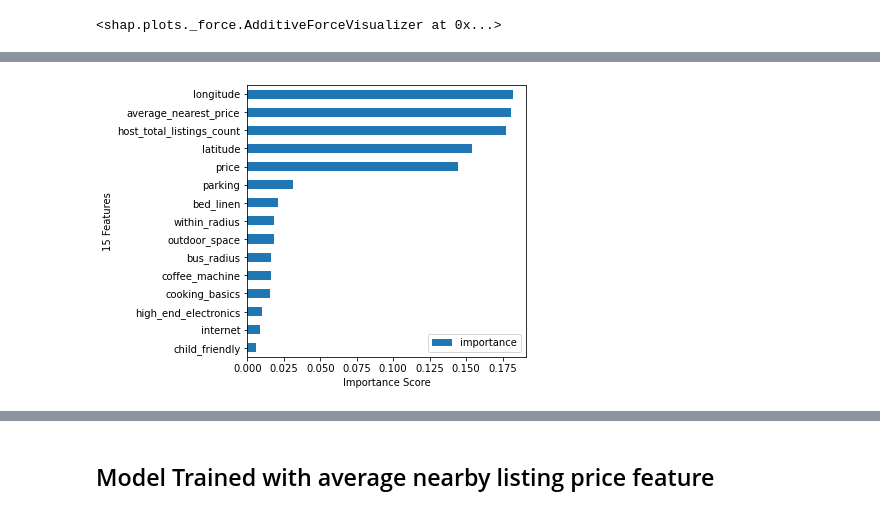
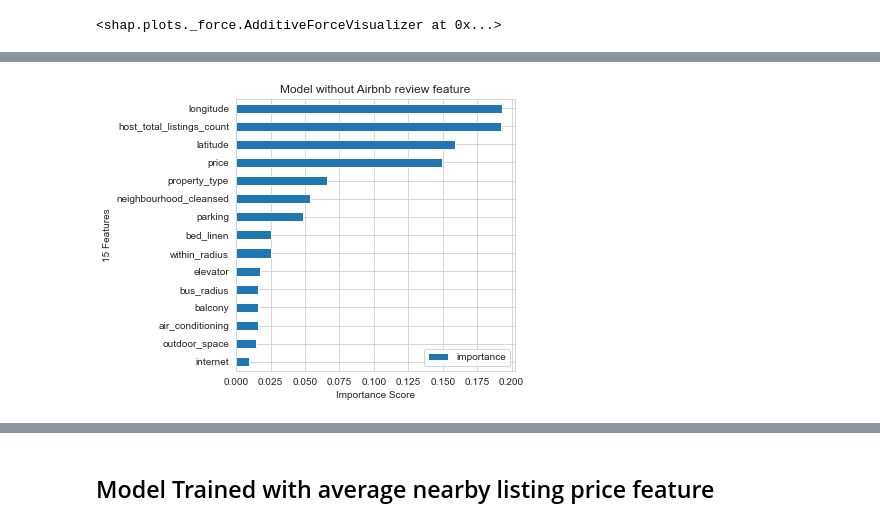
Before and after one commit to StellaLii/Airbnb-Project, a Jupyter notebook: vancouver_model/review_score/review_score.ipynb, the cells around one changed output, grey strips where cells are left out. Cells and saved outputs as stored; diff of their text form; code cells hidden in the pictures.

```diff
--- a/vancouver_model/review_score/review_score.ipynb
+++ b/vancouver_model/review_score/review_score.ipynb
@@ -505,5 +638,5 @@ y_test_1 = pd.read_csv('preprocessed_2_y_test_1.csv', sep=',')
 # %%
-rf = RandomForestRegressor(n_estimators = 40, max_features = 'sqrt', max_depth = 50, random_state=42)
+rf = RandomForestRegressor(n_estimators = 40, max_features = 'sqrt', max_depth = 10, random_state=42)
 rf.fit(X_train_1, y_train_1)
 y_predict_rf = rf.predict(X_test_1)
 # %%
@@ -562,0 +697,27 @@ shap.force_plot(explainer.expected_value, shap_values[0,:], X_test_1.iloc[0,:])
+# %%
+# Define hyperparameter grid to search over
+param_grid = {
+    'n_estimators': [20, 40, 60, 80, 100],
+    'max_depth': [10, 20, 30],
+    'learning_rate': [0.03, 0.06],
+    'max_features': ['sqrt', 'log2', None],
+}
+
+# Define the Random Forest classifier model
+gb = GradientBoostingRegressor()
+
+# Use GridSearchCV to perform grid search
+grid_search = GridSearchCV(
+    gb,
+    param_grid,
+    cv=5,
+    scoring='neg_root_mean_squared_error',
+    n_jobs=-1,
+)
+
+# Fit the grid search to the data
+grid_search.fit(X_train_1, y_train_1)
+
+# Print the best hyperparameters and resulting accuracy score
+print("Best hyperparameters: ", grid_search.best_params_)
+print("Best accuracy score: ", grid_search.best_score_)
@@ -563,5 +727,6 @@ shap.force_plot(explainer.expected_value, shap_values[0,:], X_test_1.iloc[0,:])
 # %%
-decision_tree = DecisionTreeRegressor(max_depth = 50, random_state=42)
+grad_boosting_tree = GradientBoostingRegressor(n_estimators=40, learning_rate = 0.03, max_features = 'log2',
+                                               max_depth = 10, random_state=42)
 
-decision_tree.fit(X_train_1, y_train_1)
-y_predict_dt = decision_tree.predict(X_test_1)
+grad_boosting_tree.fit(X_train_1, y_train_1)
+y_predict_gb = grad_boosting_tree.predict(X_test_1)
@@ -607,9 +733,3 @@ MAE =  0.3361764705882354
-# %%
-grad_boosting_tree = GradientBoostingRegressor(n_estimators=100, learning_rate = 0.05, max_features = 'sqrt',
-                                               max_depth = 100, random_state=42)
-
-grad_boosting_tree.fit(X_train_1, y_train_1)
-y_predict_gb = grad_boosting_tree.predict(X_test_1)
 # %%
 importancesRF = grad_boosting_tree.feature_importances_
 feat_imp1 = pd.DataFrame(importancesRF, columns=['Weight'], index=X_train_1.columns)
@@ -625,17 +745,20 @@ feat_imp1.head(5)
 # %%
 feat_imp = pd.DataFrame({'importance':grad_boosting_tree.feature_importances_})
 feat_imp['feature'] = X_train_1.columns
 feat_imp.sort_values(by='importance', ascending=False, inplace=True)
 
 feat_imp.sort_values(by='importance', inplace=True)
 feat_imp = feat_imp.set_index('feature', drop=True)
 feat_imp = feat_imp[len(feat_imp1)-15:len(feat_imp1)]
 feat_imp.plot.barh(figsize=(5,5))
 plt.xlabel('Importance Score')
 plt.ylabel('15 Features')
+plt.title('Model without Airbnb review feature')
+f = plt.gcf()
 plt.show()
+f.savefig("gb_importance_15.png", dpi=300, bbox_inches="tight")
 # %% [output]
-[figure, old version]
+[figure, new version]
 # %%
 mse = sklearn.metrics.mean_squared_error(y_test_1, y_predict_gb)
 mae_gb_1 = sklearn.metrics.mean_absolute_error(y_test_1, y_predict_gb)
```
Also changed, not shown: parts of 58 cells of this notebook, 20 other files.
